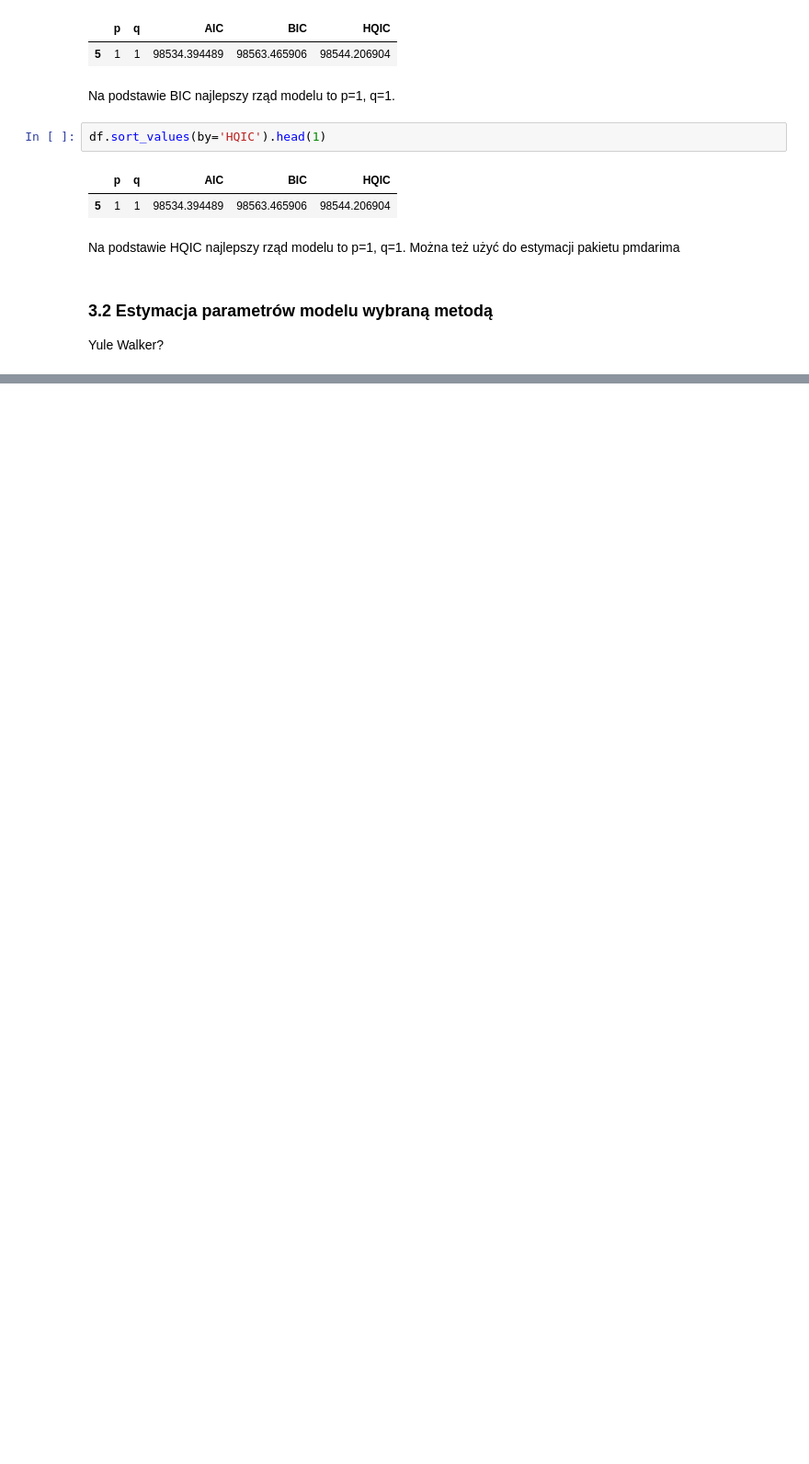
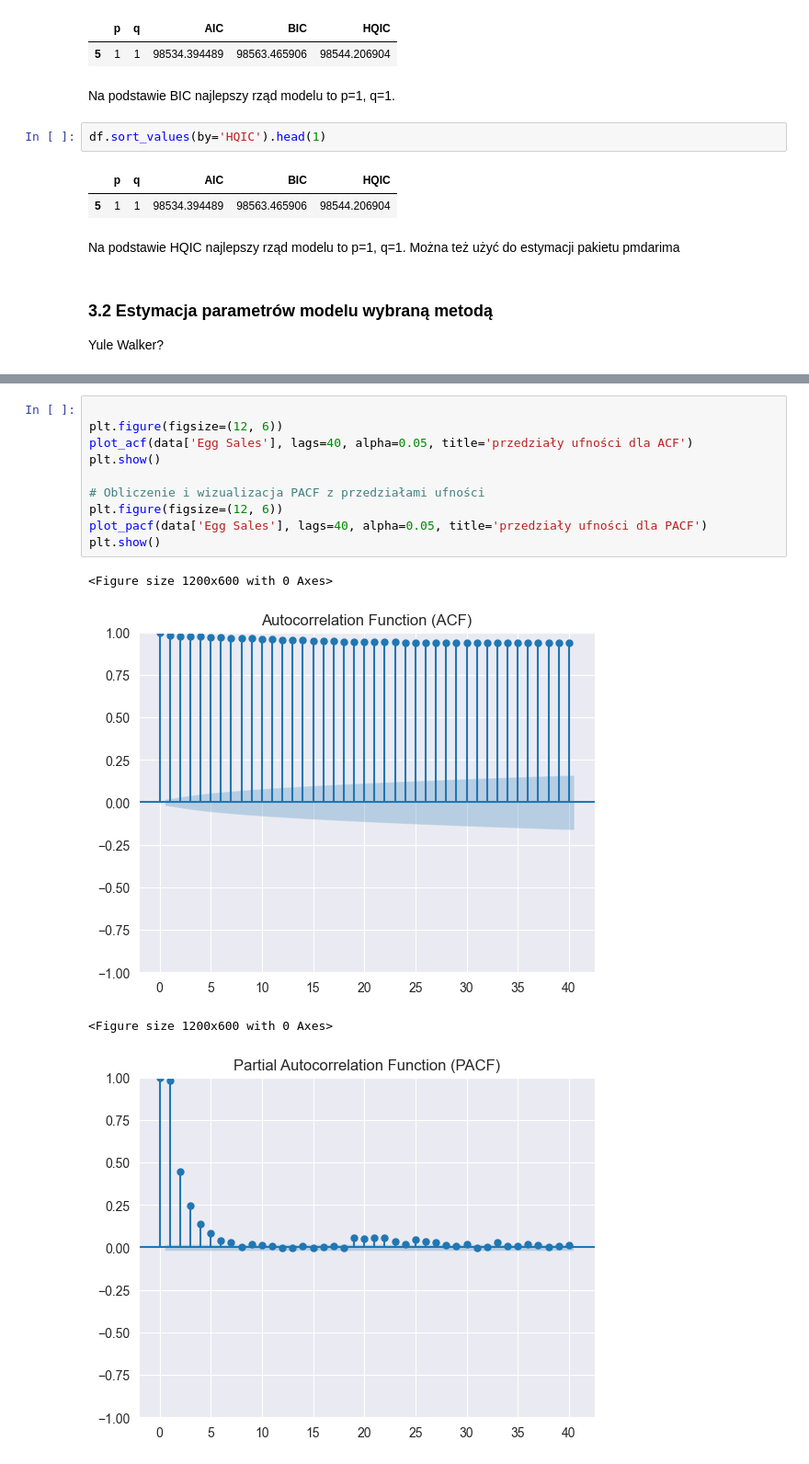
Before and after one commit to AmeliaBieda/Egg_Sales, a Jupyter notebook: raport.ipynb, the cells around one changed output, grey strips where cells are left out. Shown at 92% size. Saved outputs shown, nothing was run; the diff lists cells and outputs as text; blank space fills up the shorter version.

```diff
--- a/raport.ipynb
+++ b/raport.ipynb
@@ -380,0 +404,15 @@ Yule Walker?
+# %%
+
+plt.figure(figsize=(12, 6))
+plot_acf(data['Egg Sales'], lags=40, alpha=0.05, title='przedziały ufności dla ACF')
+plt.show()
+
+# Obliczenie i wizualizacja PACF z przedziałami ufności
+plt.figure(figsize=(12, 6))
+plot_pacf(data['Egg Sales'], lags=40, alpha=0.05, title='przedziały ufności dla PACF')
+plt.show()
+# %% [output]
+<Figure size 1200x600 with 0 Axes>
+[figure, added]
+<Figure size 1200x600 with 0 Axes>
+[figure, added]
```
Also changed, not shown: parts of 4 cells of this notebook, 1 other file.
